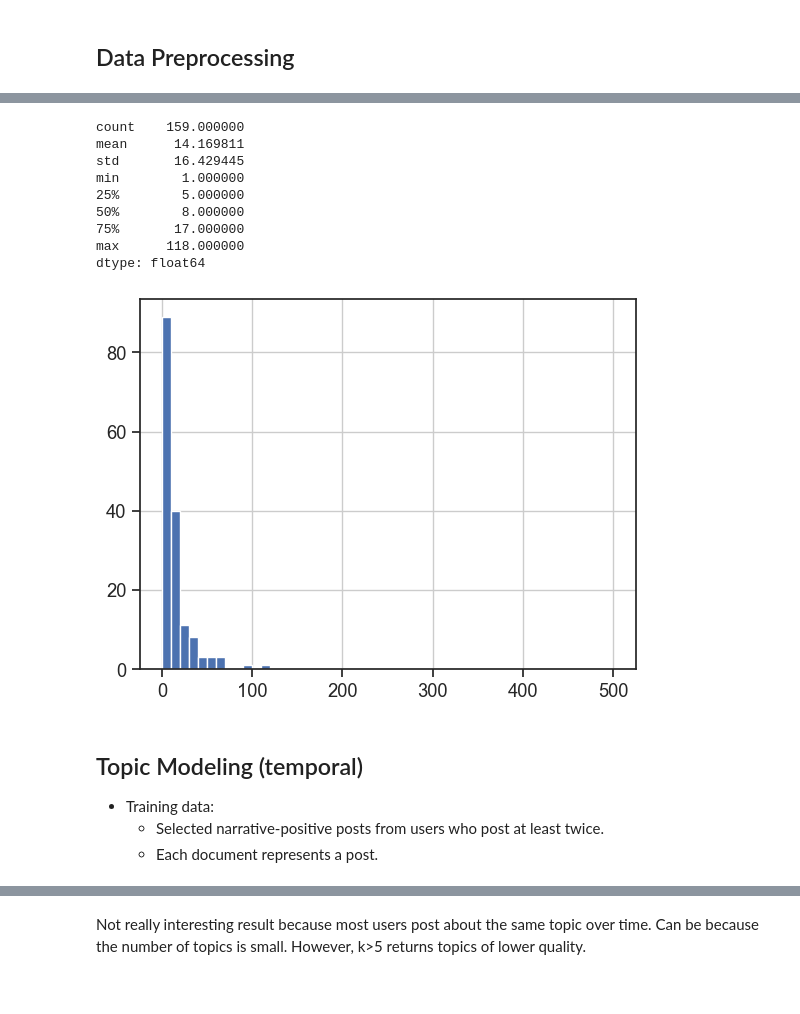
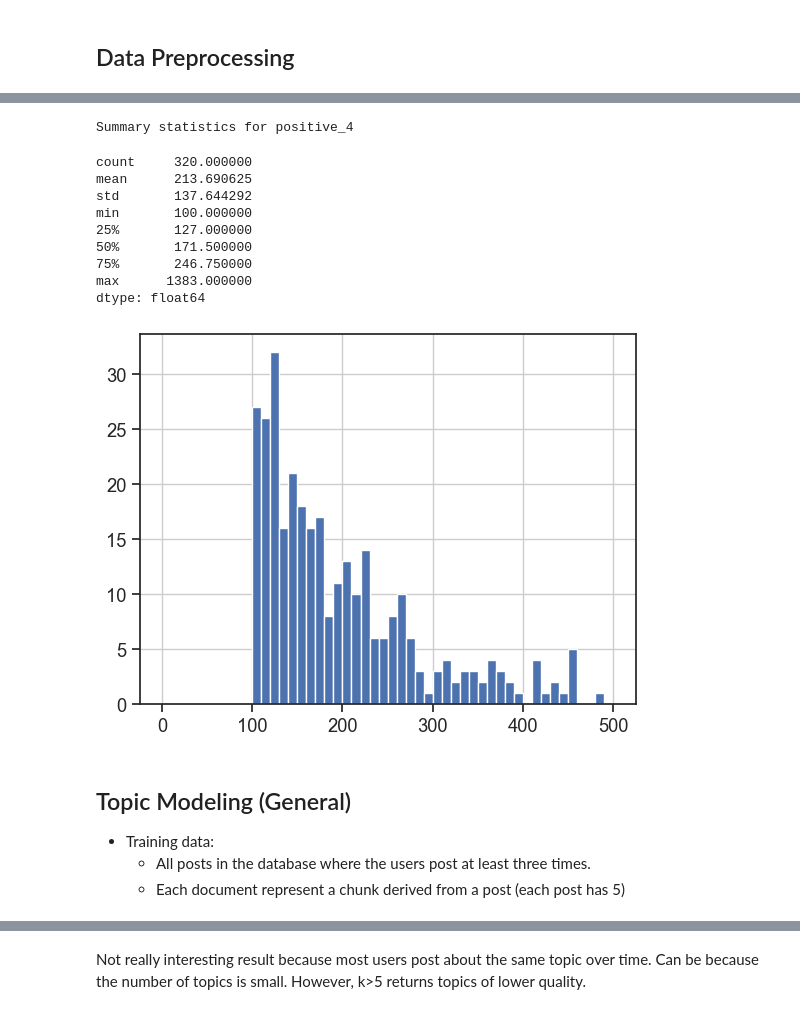
Before and after one commit to nguyentr17/cs685-narrative-analysis, a Jupyter notebook: topic-modeling/script/lmw_result.ipynb, the cells around one changed output, grey strips where cells are left out. Drawn from its saved outputs; the diff is of its cells as text; code cells hidden in the pictures.

Commit message:
prelim topics

```diff
--- a/topic-modeling/script/lmw_result.ipynb
+++ b/topic-modeling/script/lmw_result.ipynb
@@ -3,9 +3,18 @@ import little_mallet_wrapper as lmw
 import pandas as pd
 import ast
 from lmw import *
+import textwrap
+import nltk
+import matplotlib.pyplot as plt
+import numpy as np
+lemmatizer = nltk.stem.WordNetLemmatizer()
+from nltk.corpus import stopwords
+STOP = stopwords.words('english')
+STOP.append("amp")
 
 MALLET_PATH = "~/mallet/bin/mallet"
-POSITIVE_USER_PATH = "../data/positive_user.csv"
-POSITIVE_NAR_PATH = "../data/narrative_positive.csv"
+USER_POS_PATH = "../data/user_positive.csv"
+USER_SQL_PATH = "../data/user_sqlite.csv"
+NAR_POS_PATH = "../../narrative_detection/narrative_posts_by_trained_classification.csv"
 # %% [markdown]
 ## Data Preprocessing
@@ -40,19 +21,32 @@ positive_df = pd.read_csv(POSITIVE_NAR_PATH)
+# %%
+# Positive narrative dataset grouped by user ----
+positive_nar = pd.read_csv(NAR_POS_PATH)
+positive_users = pd.read_csv(USER_POS_PATH)
+positive_users['selftext'] = positive_users['selftext'].apply(ast.literal_eval)
+positive_users['merged'] = positive_users['selftext'].apply(lambda x: ' '.join(x))
+positive_users['chunks_5'] = [textwrap.wrap(x, len(x)//5) for x in positive_users['merged']]
+positive_users['created_utc'] = positive_users['created_utc'].apply(ast.literal_eval)
+positive_4 = positive_users[positive_users['created_utc'].apply(lambda x: len(x) == 4)].reset_index(drop=True)
+positive_users = positive_users[positive_users['selftext'].apply(lambda x: len(set(x)) < 50 and len(set(x))>2)].reset_index(drop=True)
+positive_users = positive_users[positive_users['merged'].apply(lambda x: len(x.split()) > 100 and len(x.split()) < 3000)].reset_index(drop=True)
 # %%
 word_count = []
-for posts in positive_users['selftext']:
+for posts in positive_4['selftext']:
     for post in posts:
-        word_count.append(len(post.split(".")))
+        word_count.append(len(post.split()))
 word_count = pd.Series(word_count)
 word_count.hist(bins=50, range=[0,500])
+print("Summary statistics for positive_4")
 word_count.describe()
 # %% [output]
-count    159.000000
-mean      14.169811
-std       16.429445
-min        1.000000
-25%        5.000000
-50%        8.000000
-75%       17.000000
-max      118.000000
-dtype: float64
+Summary statistics for positive_4
+count     320.000000
+mean      213.690625
+std       137.644292
+min       100.000000
+25%       127.000000
+50%       171.500000
+75%       246.750000
+max      1383.000000
+dtype: float64
-[figure, old version]
+[figure, new version]
@@ -59,5 +74,5 @@ dtype: float64
 # %% [markdown]
-## Topic Modeling (temporal)
+## Topic Modeling (General)
 - Training data:
-    + Selected narrative-positive posts from users who post at least twice.
-    + Each document represents a post.
+    + All posts in the database where the users post at least three times.
+    + Each document represent a chunk derived from a post (each post has 5)
```
Also changed, not shown: parts of 35 cells of this notebook, 6 other files.
